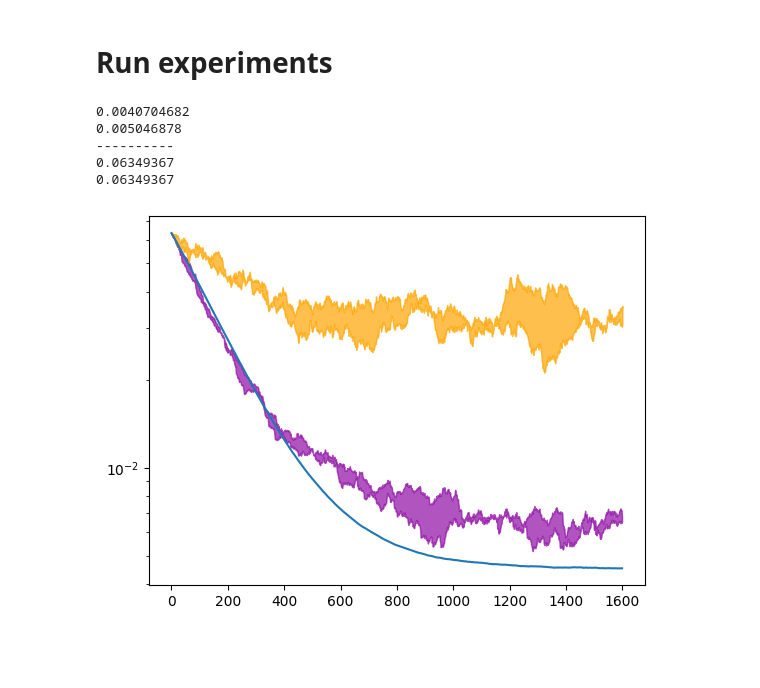
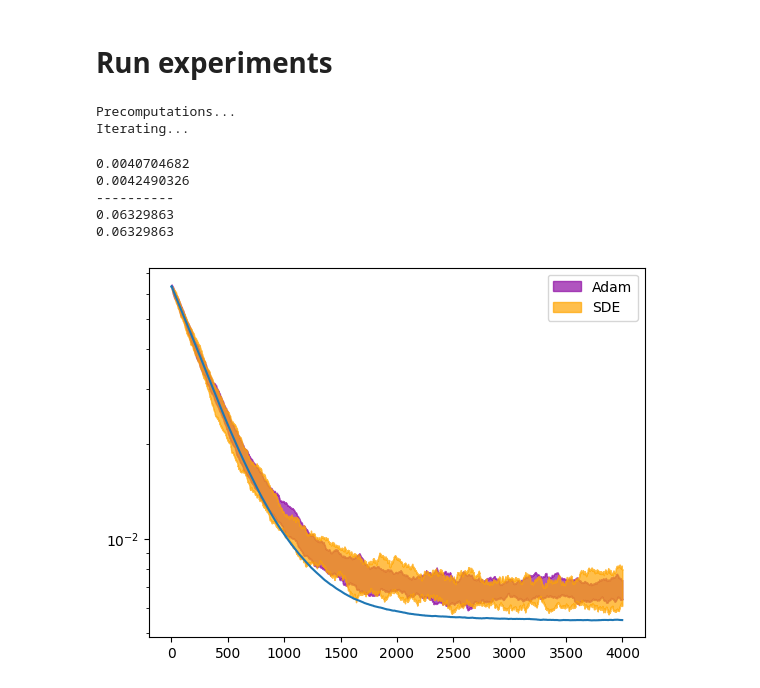
Before and after one commit to nmarzz/adam, a Jupyter notebook: adam_scratch.ipynb, the cells around one changed output. Drawn from its saved outputs; the diff is of its cells as text; code cells hidden in the pictures; blank space fills up the shorter version.

```diff
--- a/adam_scratch.ipynb
+++ b/adam_scratch.ipynb
@@ -272,7 +336,7 @@ def adam_sde_diag(quadratic, f,  T, lr, K, Kbar, beta, params0, optimal_params,
 # Run experiments
 # %%
 ## Set hyperparameters
-d = 200
+d = 500
 T = 8
 n = int(T * d)
 
@@ -281,7 +345,7 @@ lr = 0.3 # large dimension limit lr
 lrk = lr / d   # effective lr
 
 beta1 = 0
-beta2 = 0.5
+beta2 = 0
 # Pbeta = 0.1
 
 # targets and init
@@ -302,12 +408,18 @@ Kbar = jnp.sqrt(K)
 # %%
-num_runs = 2
+num_runs = 15
 run_data = []
 Vs_data = []
 
+# @jax.jit
+# def f_linreg(r):
+#     r1 = r[:,0]
+#     r2 = r[:,1]
+#     return r1 - r2
+
 @jax.jit
 def f_linreg(r):
-    r1 = r[:,0]
-    r2 = r[:,1]
+    r1 = r[:,:,0]
+    r2 = r[:,:,1]
     return r1 - r2
 
 def grad_linreg(theta, data, target):
@@ -341,6 +453,9 @@ sde_vals_all_linreg = jnp.array(sde_vals_all_linreg)  # Shape: (num_runs, num_st
 run_data = jnp.array(run_data)
 # Vs_data = jnp.array(Vs_data)
 adam_risk, ode_time, ode_Pbetas = adam_ode(K, Kbar, T, x0, xstar, lr, beta2, noise_std)
+# %% [output]
+Precomputations...
+Iterating...
 # %%
 #### Set colormap and colors
 cmap = 'plasma'
@@ -355,39 +470,40 @@ confidence = 0.8
 q_low = (1-confidence)/2
 q_high = 1/2 + confidence/2
 
 adam_low = np.quantile(run_data,q_low,axis = 0)
 adam_high = np.quantile(run_data,q_high,axis = 0)
 
 sde_low = np.quantile(sde_vals_all_linreg,q_low,axis = 0)
 sde_high = np.quantile(sde_vals_all_linreg,q_high,axis = 0)
 
 # plt.yscale('log')
 # plt.xscale('log')
 
 # print(adam_high[-1])
 # print(adam_high[100])
 # print(adam_high[200])
 
 plt.yscale('log')
 
 print(0.0040704682)
 print(np.max(adam_high - adam_low))
 print('-' * 10)
 print(adam_low[0])
 print(adam_risk[0])
 
-plt.fill_between(adam_time, adam_low, adam_high, color= sgd_color, alpha=0.7)
-plt.fill_between(sde_times * d, sde_low, sde_high, color= 'orange', alpha=0.7)
+plt.fill_between(adam_time, adam_low, adam_high, color= sgd_color, alpha=0.7, label = 'Adam')
+plt.fill_between(sde_times * d, sde_low, sde_high, color= 'orange', alpha=0.7, label = 'SDE')
 plt.plot(ode_time * d, adam_risk)
 # plt.xlim([0,200])
+plt.legend()
 plt.show()
 # %% [output]
 0.0040704682
-0.005046878
+0.0042490326
 ----------
-0.06349367
-0.06349367
+0.06329863
+0.06329863
-[figure, old version]
+[figure, new version]
 # %%
 sde_vals_all_linreg
 # %% [output]
```
Also changed, not shown: parts of 4 cells of this notebook.
